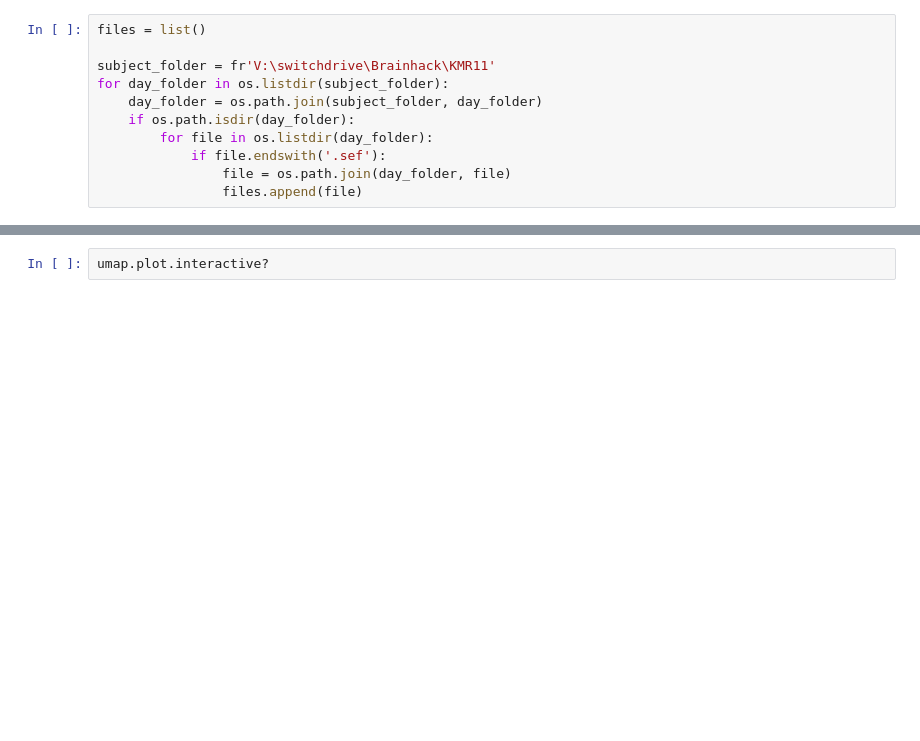
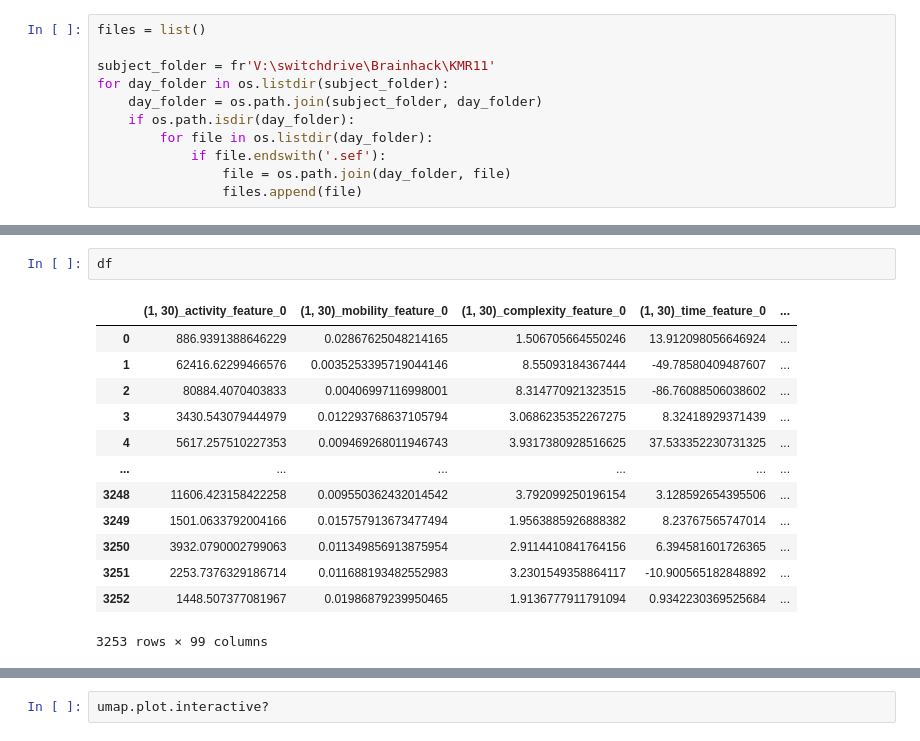
Before and after one commit to vferat/brainhack-epilepsy, a Jupyter notebook: notebooks/collect_data-KMR11.ipynb, the cells around one changed output, grey strips where cells are left out. Cells and saved outputs as stored; diff of their text form; blank space fills up the shorter version.

```diff
--- a/notebooks/collect_data-KMR11.ipynb
+++ b/notebooks/collect_data-KMR11.ipynb
@@ -262,3 +372,19 @@ array([1, 2, 3, 4])
+# %%
+df
+# %% [output]
+|  | (1, 30)_activity_feature_0 | (1, 30)_mobility_feature_0 | (1, 30)_complexity_feature_0 | (1, 30)_time_feature_0 | ... |
+| 0 | 886.9391388646229 | 0.02867625048214165 | 1.506705664550246 | 13.912098056646924 | ... |
+| 1 | 62416.62299466576 | 0.0035253395719044146 | 8.55093184367444 | -49.78580409487607 | ... |
+| 2 | 80884.4070403833 | 0.00406997116998001 | 8.314770921323515 | -86.76088506038602 | ... |
+| 3 | 3430.543079444979 | 0.012293768637105794 | 3.0686235352267275 | 8.32418929371439 | ... |
+| 4 | 5617.257510227353 | 0.009469268011946743 | 3.9317380928516625 | 37.533352230731325 | ... |
+| ... | ... | ... | ... | ... | ... |
+| 3248 | 11606.423158422258 | 0.009550362432014542 | 3.792099250196154 | 3.128592654395506 | ... |
+| 3249 | 1501.0633792004166 | 0.015757913673477494 | 1.9563885926888382 | 8.23767565747014 | ... |
+| 3250 | 3932.0790002799063 | 0.011349856913875954 | 2.9114410841764156 | 6.394581601726365 | ... |
+| 3251 | 2253.7376329186714 | 0.011688193482552983 | 3.2301549358864117 | -10.900565182848892 | ... |
+| 3252 | 1448.507377081967 | 0.01986879239950465 | 1.9136777911791094 | 0.9342230369525684 | ... |
+3253 rows × 99 columns
 # %%
 %matplotlib inline
 fit = umap.UMAP()
```
Also changed, not shown: parts of 16 cells of this notebook, 3 other files.
